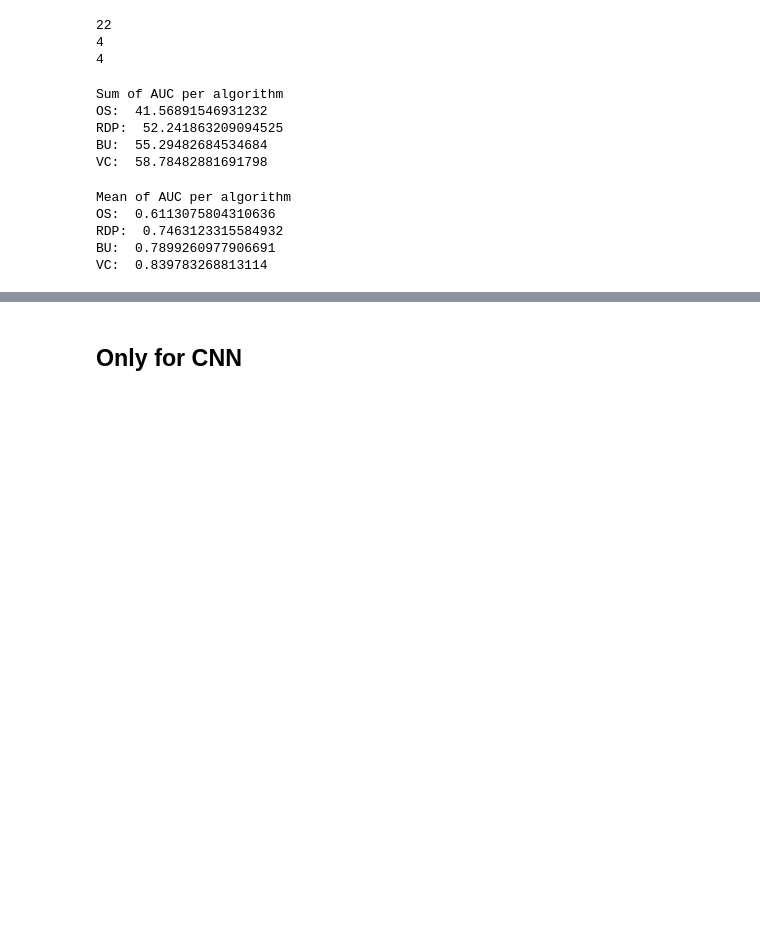
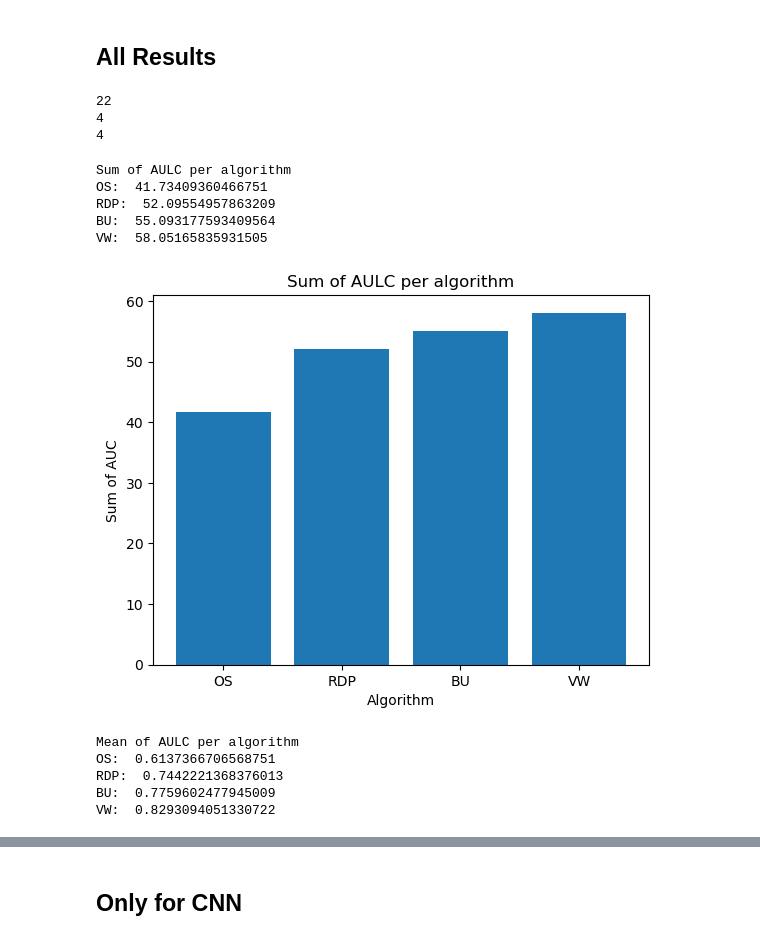
Before and after one commit to femartip/XAI_time_series, a Jupyter notebook: results/global_results.ipynb, the cells around one changed output, grey strips where cells are left out. Drawn from its saved outputs; the diff is of its cells as text; code cells hidden in the pictures; blank space fills up the shorter version.

```diff
--- a/results/global_results.ipynb
+++ b/results/global_results.ipynb
@@ -16,3 +47,5 @@ results.head(5)
+# %% [markdown]
+## All Results
 # %%
 print(len(results['dataset'].unique()))
 print(len(results['model'].unique()))
@@ -22,34 +55,43 @@ print(len(results['simp_algorithm'].unique()))
 4
 4
 # %%
-os_alg = results.query('simp_algorithm == "OS"')["performance"].sum()
-rdp_alg = results.query('simp_algorithm == "RDP"')["performance"].sum()
-bu_alg = results.query('simp_algorithm == "BU"')["performance"].sum()
-vc_alg = results.query('simp_algorithm == "VC"')["performance"].sum()
-print("Sum of AUC per algorithm")
-print("OS: ", os_alg)
-print("RDP: ", rdp_alg)
-print("BU: ", bu_alg)
-print("VC: ", vc_alg)
+os_alg_sum_all = results.query('simp_algorithm == "OS"')["performance"].sum()
+rdp_alg_sum_all = results.query('simp_algorithm == "RDP"')["performance"].sum()
+bu_alg_sum_all = results.query('simp_algorithm == "BU"')["performance"].sum()
+vw_alg_sum_all = results.query('simp_algorithm == "VW"')["performance"].sum()
+print("Sum of AULC per algorithm")
+print("OS: ", os_alg_sum_all)
+print("RDP: ", rdp_alg_sum_all)
+print("BU: ", bu_alg_sum_all)
+print("VW: ", vw_alg_sum_all)
 # %% [output]
-Sum of AUC per algorithm
-OS:  41.56891546931232
-RDP:  52.241863209094525
-BU:  55.29482684534684
-VC:  58.78482881691798
+Sum of AULC per algorithm
+OS:  41.73409360466751
+RDP:  52.09554957863209
+BU:  55.093177593409564
+VW:  58.05165835931505
+# %%
+sum_auc = [os_alg_sum_all, rdp_alg_sum_all, bu_alg_sum_all, vw_alg_sum_all]
+plt.bar(['OS', 'RDP', 'BU', 'VW'],sum_auc)
+plt.title('Sum of AULC per algorithm')
+plt.xlabel('Algorithm')
+plt.ylabel('Sum of AUC')
+plt.show()
+# %% [output]
+[figure, added]
 # %%
-os_alg = results.query('simp_algorithm == "OS"')["performance"].mean()
-rdp_alg = results.query('simp_algorithm == "RDP"')["performance"].mean()
-bu_alg = results.query('simp_algorithm == "BU"')["performance"].mean()
-vc_alg = results.query('simp_algorithm == "VC"')["performance"].mean()
-print("Mean of AUC per algorithm")
-print("OS: ", os_alg)
-print("RDP: ", rdp_alg)
-print("BU: ", bu_alg)
-print("VC: ", vc_alg)
+os_alg_mean_all = results.query('simp_algorithm == "OS"')["performance"].mean()
+rdp_alg_mean_all = results.query('simp_algorithm == "RDP"')["performance"].mean()
+bu_alg_mean_all = results.query('simp_algorithm == "BU"')["performance"].mean()
+vw_alg_mean_all = results.query('simp_algorithm == "VW"')["performance"].mean()
+print("Mean of AULC per algorithm")
+print("OS: ", os_alg_mean_all)
+print("RDP: ", rdp_alg_mean_all)
+print("BU: ", bu_alg_mean_all)
+print("VW: ", vw_alg_mean_all)
 # %% [output]
-Mean of AUC per algorithm
-OS:  0.6113075804310636
-RDP:  0.7463123315584932
-BU:  0.7899260977906691
-VC:  0.839783268813114
+Mean of AULC per algorithm
+OS:  0.6137366706568751
+RDP:  0.7442221368376013
+BU:  0.7759602477945009
+VW:  0.8293094051330722
```
Also changed, not shown: parts of 12 cells of this notebook, 56 other files.
